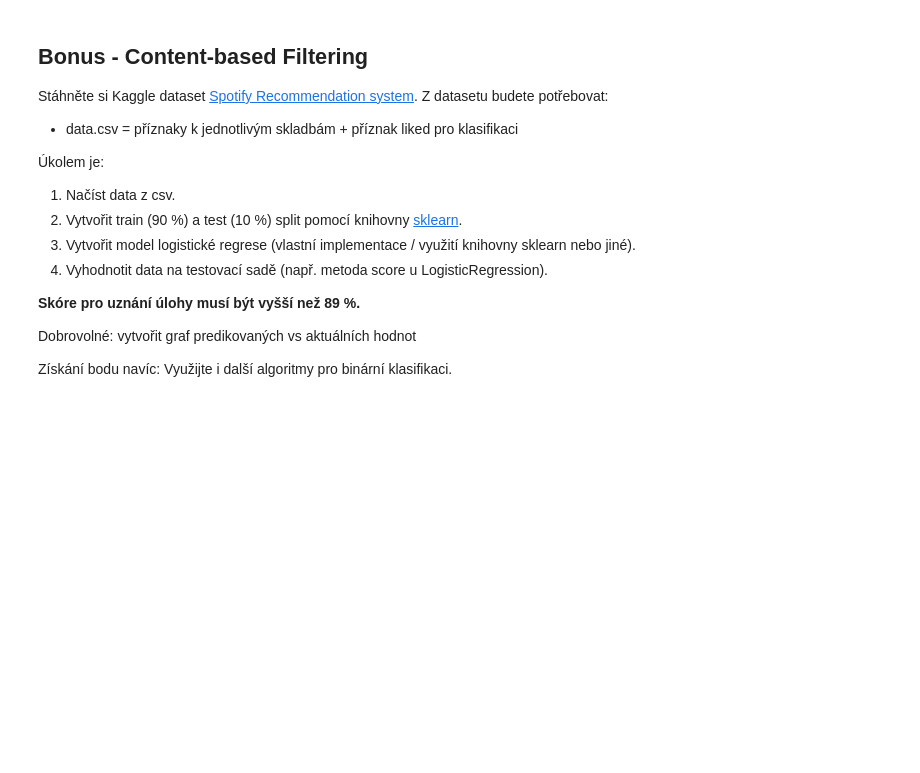
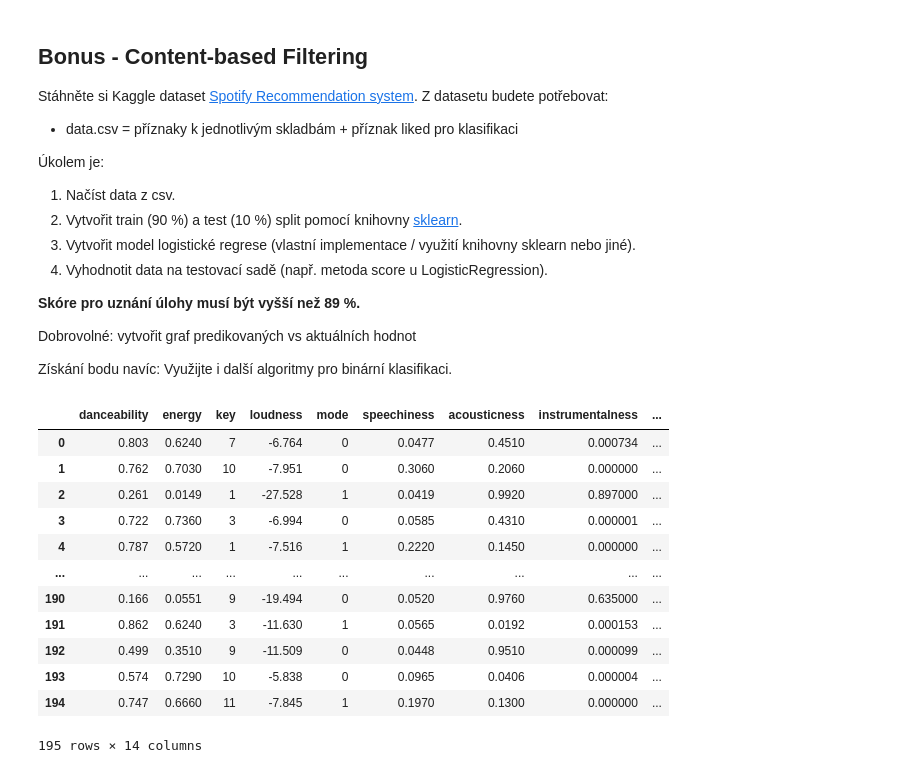
Before and after one commit to elPytel/MVD-Metody_vytezovani_dat, a Jupyter notebook: cviceni/cv11/MVD 11. cvičení.ipynb, the cells around one changed output. Cells and saved outputs as stored; diff of their text form; code cells hidden in the pictures; blank space fills up the shorter version.

```diff
--- a/cviceni/cv11/MVD 11. cvičení.ipynb
+++ b/cviceni/cv11/MVD 11. cvičení.ipynb
@@ -73,0 +90,18 @@ Získání bodu navíc: Využijte i další algoritmy pro binární klasifikaci.
+# %%
+# načtení dat z csv souboru
+df = pd.read_csv("data/data.csv", sep=",")
+df
+# %% [output]
+|  | danceability | energy | key | loudness | mode | speechiness | acousticness | instrumentalness | ... |
+| 0 | 0.803 | 0.6240 | 7 | -6.764 | 0 | 0.0477 | 0.4510 | 0.000734 | ... |
+| 1 | 0.762 | 0.7030 | 10 | -7.951 | 0 | 0.3060 | 0.2060 | 0.000000 | ... |
+| 2 | 0.261 | 0.0149 | 1 | -27.528 | 1 | 0.0419 | 0.9920 | 0.897000 | ... |
+| 3 | 0.722 | 0.7360 | 3 | -6.994 | 0 | 0.0585 | 0.4310 | 0.000001 | ... |
+| 4 | 0.787 | 0.5720 | 1 | -7.516 | 1 | 0.2220 | 0.1450 | 0.000000 | ... |
+| ... | ... | ... | ... | ... | ... | ... | ... | ... | ... |
+| 190 | 0.166 | 0.0551 | 9 | -19.494 | 0 | 0.0520 | 0.9760 | 0.635000 | ... |
+| 191 | 0.862 | 0.6240 | 3 | -11.630 | 1 | 0.0565 | 0.0192 | 0.000153 | ... |
+| 192 | 0.499 | 0.3510 | 9 | -11.509 | 0 | 0.0448 | 0.9510 | 0.000099 | ... |
+| 193 | 0.574 | 0.7290 | 10 | -5.838 | 0 | 0.0965 | 0.0406 | 0.000004 | ... |
+| 194 | 0.747 | 0.6660 | 11 | -7.845 | 1 | 0.1970 | 0.1300 | 0.000000 | ... |
+195 rows × 14 columns
```
Also changed, not shown: parts of 12 cells of this notebook, 1 other file.
